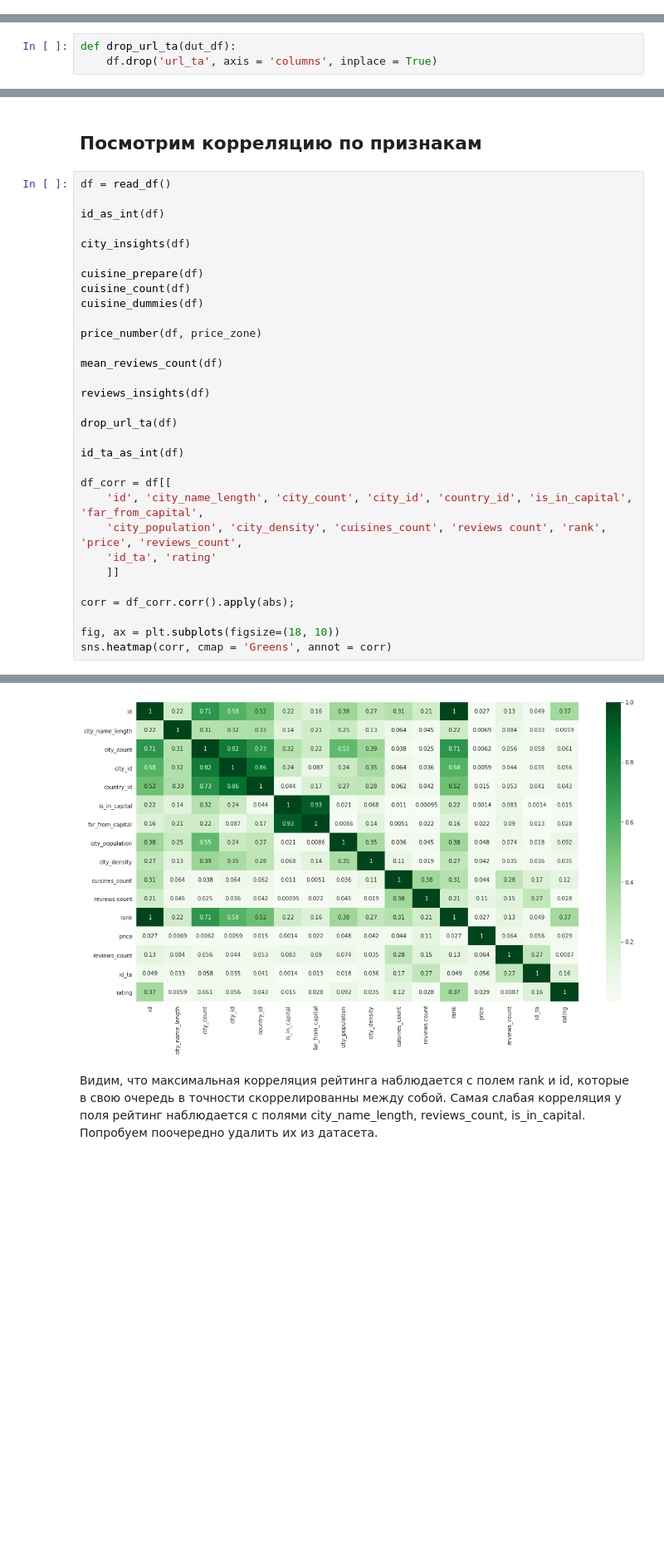
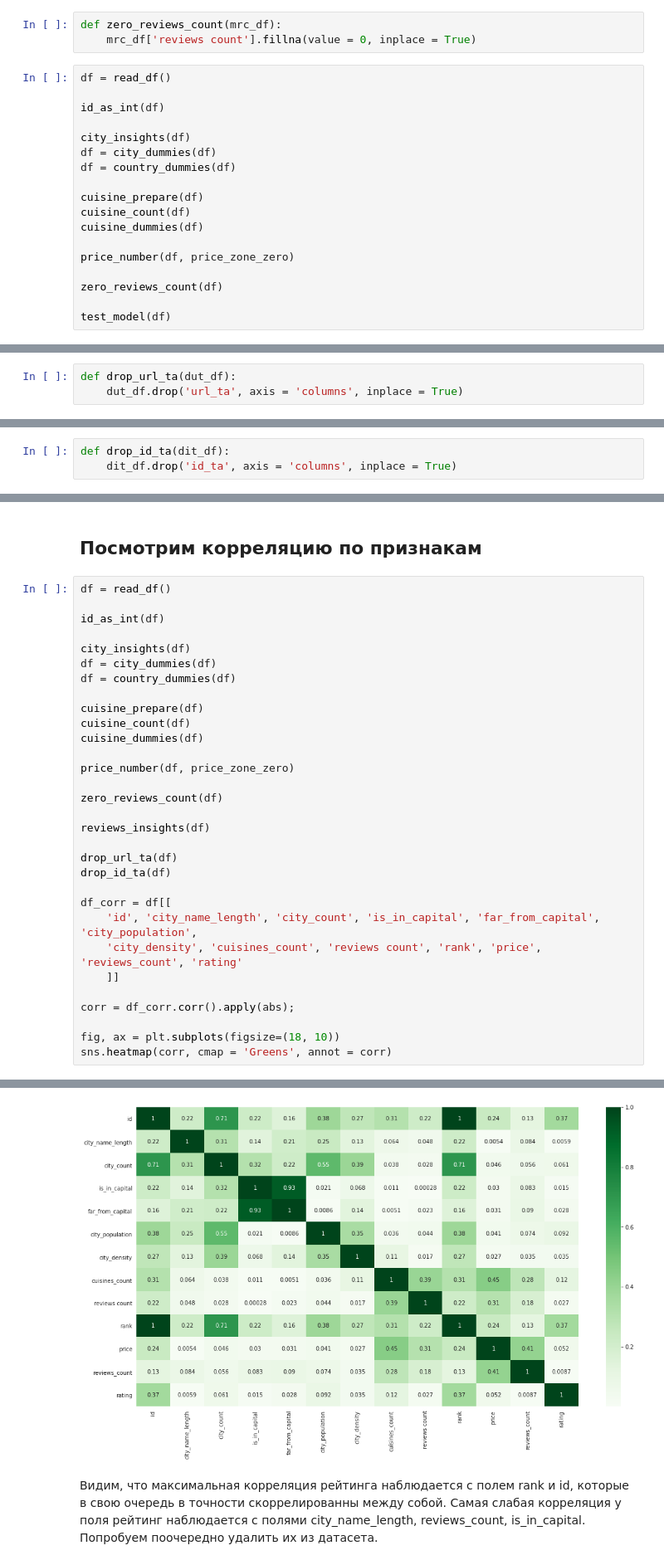
Before and after one commit to veryaskinan/skillfactory, a Jupyter notebook: module_3/your_first_model.ipynb, the cells around one changed output, grey strips where cells are left out. Shown at 83% size. Cells and saved outputs as stored; diff of their text form; blank space fills up the shorter version.

```diff
--- a/module_3/your_first_model.ipynb
+++ b/module_3/your_first_model.ipynb
@@ -803,0 +797,21 @@ MAE: 0.213259
+# %%
+def zero_reviews_count(mrc_df):
+    mrc_df['reviews count'].fillna(value = 0, inplace = True)
+# %%
+df = read_df()
+
+id_as_int(df)
+
+city_insights(df)
+df = city_dummies(df)
+df = country_dummies(df)
+
+cuisine_prepare(df)
+cuisine_count(df)
+cuisine_dummies(df)
+
+price_number(df, price_zone_zero)
+
+zero_reviews_count(df)
+
+test_model(df)
@@ -917,7 +937,7 @@ MAE: 0.21029099999999998
 Хотя, если честно, непонятно зачем предсказывать рейтинг ресторана на трипэдвизоре, имея доступ к странице ресторана на нем же.
 # %%
 def drop_url_ta(dut_df):
-    df.drop('url_ta', axis = 'columns', inplace = True)
+    dut_df.drop('url_ta', axis = 'columns', inplace = True)
 # %% [markdown]
 ### -----> id_ta
 Преобразуем id_ta в число, предполагая, что id может нам показать давность появления ресторана в базе данных tripadvisor.
@@ -950,0 +975,3 @@ MAE: 0.208817
+# %%
+def drop_id_ta(dit_df):
+    dit_df.drop('id_ta', axis = 'columns', inplace = True)
@@ -956,25 +1008,25 @@ df = read_df()
 id_as_int(df)
 
 city_insights(df)
+df = city_dummies(df)
+df = country_dummies(df)
 
 cuisine_prepare(df)
 cuisine_count(df)
 cuisine_dummies(df)
 
-price_number(df, price_zone)
+price_number(df, price_zone_zero)
 
-mean_reviews_count(df)
+zero_reviews_count(df)
 
 reviews_insights(df)
 
 drop_url_ta(df)
-
-id_ta_as_int(df)
+drop_id_ta(df)
 
 df_corr = df[[
-    'id', 'city_name_length', 'city_count', 'city_id', 'country_id', 'is_in_capital', 'far_from_capital',
-    'city_population', 'city_density', 'cuisines_count', 'reviews count', 'rank', 'price', 'reviews_count',
-    'id_ta', 'rating'
+    'id', 'city_name_length', 'city_count', 'is_in_capital', 'far_from_capital', 'city_population',
+    'city_density', 'cuisines_count', 'reviews count', 'rank', 'price', 'reviews_count', 'rating'
     ]]
 
 corr = df_corr.corr().apply(abs);
@@ -986,4 +1038,4 @@ sns.heatmap(corr, cmap = 'Greens', annot = corr)
-[figure, old version]
+[figure, new version]
 # %% [markdown]
 Видим, что максимальная корреляция рейтинга наблюдается с полем rank и id, которые в свою очередь в точности скоррелированны между собой. Самая слабая корреляция у поля рейтинг наблюдается с полями city_name_length, reviews_count, is_in_capital. Попробуем поочередно удалить их из датасета.
 # %%
```
Also changed, not shown: parts of 57 cells of this notebook, 1 other file.
